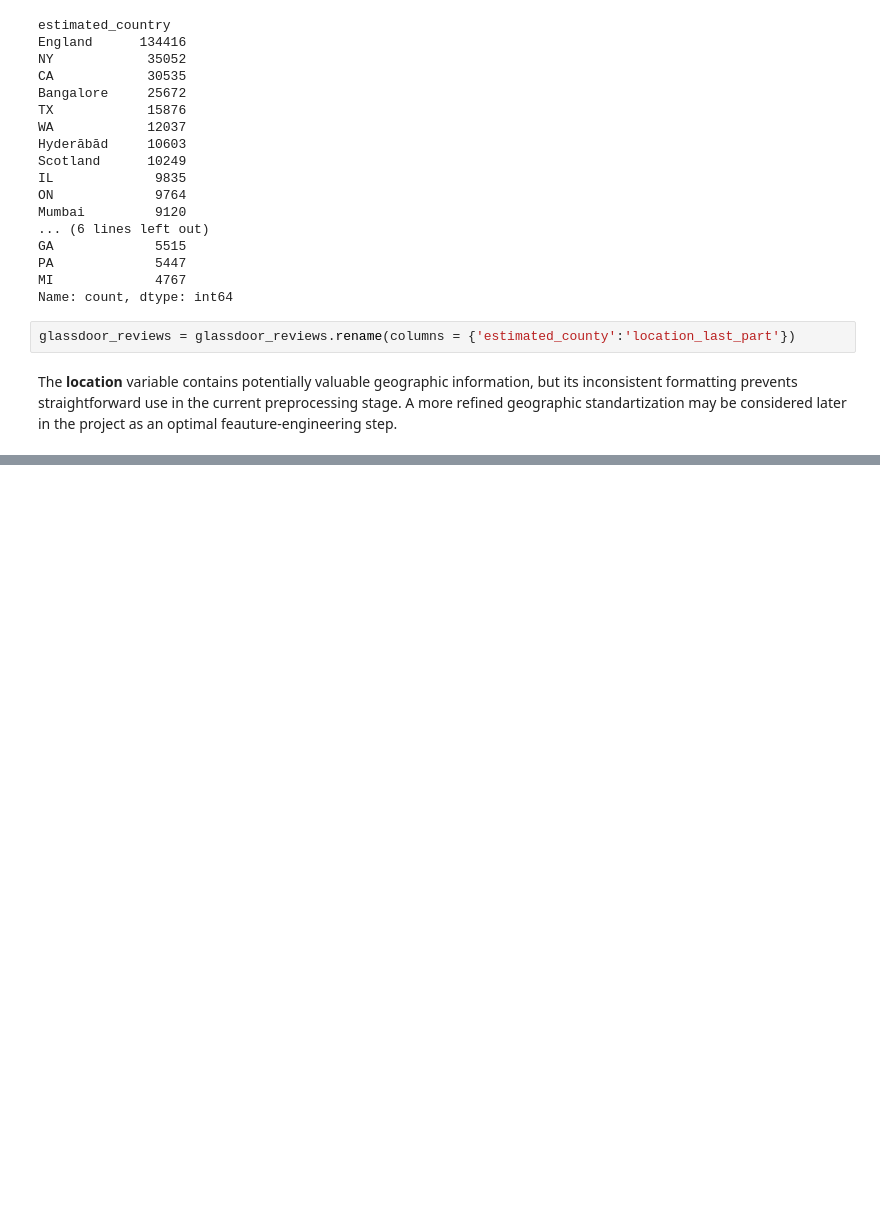
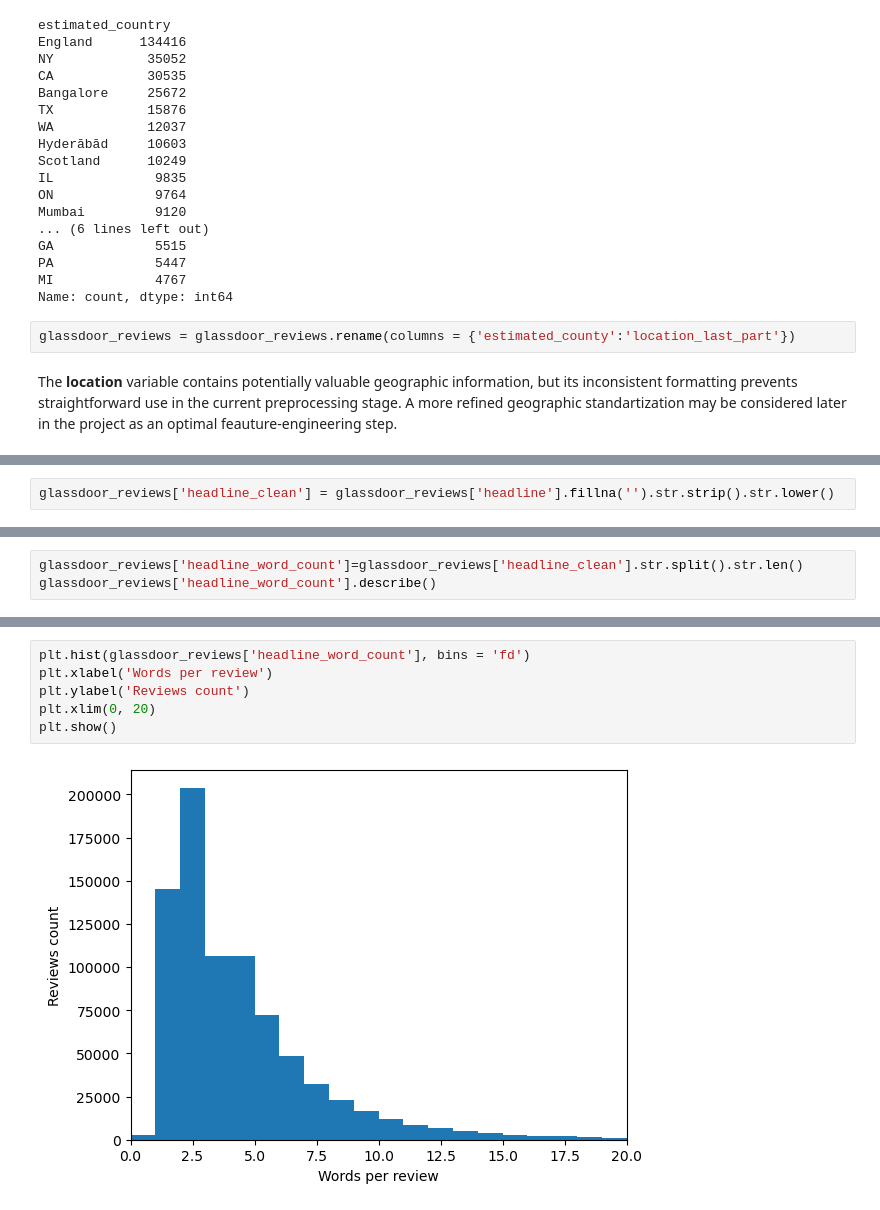
Before and after one commit to YoanaHadzhidimitrova/employee_review_analysis, a Jupyter notebook: employee_review_analysis.ipynb, the cells around one changed output, grey strips where cells are left out. Saved outputs shown, nothing was run; the diff lists cells and outputs as text; blank space fills up the shorter version.

```diff
--- a/employee_review_analysis.ipynb
+++ b/employee_review_analysis.ipynb
@@ -608,0 +672,2 @@ The **location** variable contains potentially valuable geographic information,
+# %%
+glassdoor_reviews['headline_clean'] = glassdoor_reviews['headline'].fillna('').str.strip().str.lower()
@@ -608,0 +698,3 @@ The **location** variable contains potentially valuable geographic information,
+# %%
+glassdoor_reviews['headline_word_count']=glassdoor_reviews['headline_clean'].str.split().str.len()
+glassdoor_reviews['headline_word_count'].describe()
@@ -608,0 +711,8 @@ The **location** variable contains potentially valuable geographic information,
+# %%
+plt.hist(glassdoor_reviews['headline_word_count'], bins = 'fd')
+plt.xlabel('Words per review')
+plt.ylabel('Reviews count')
+plt.xlim(0, 20)
+plt.show()
+# %% [output]
+[figure, added]
```
Also changed, not shown: parts of 55 cells of this notebook.
